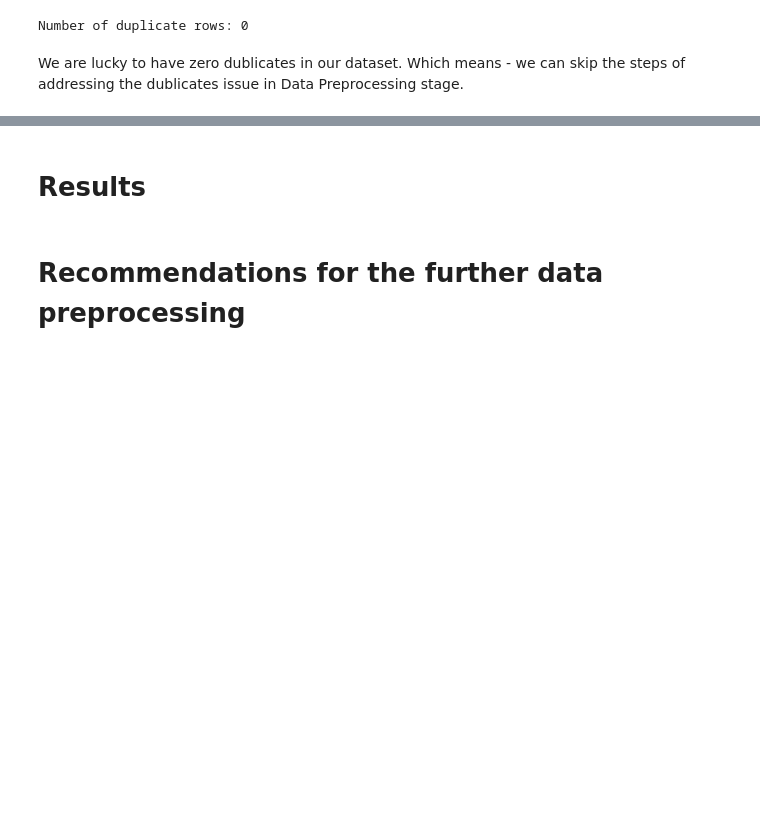
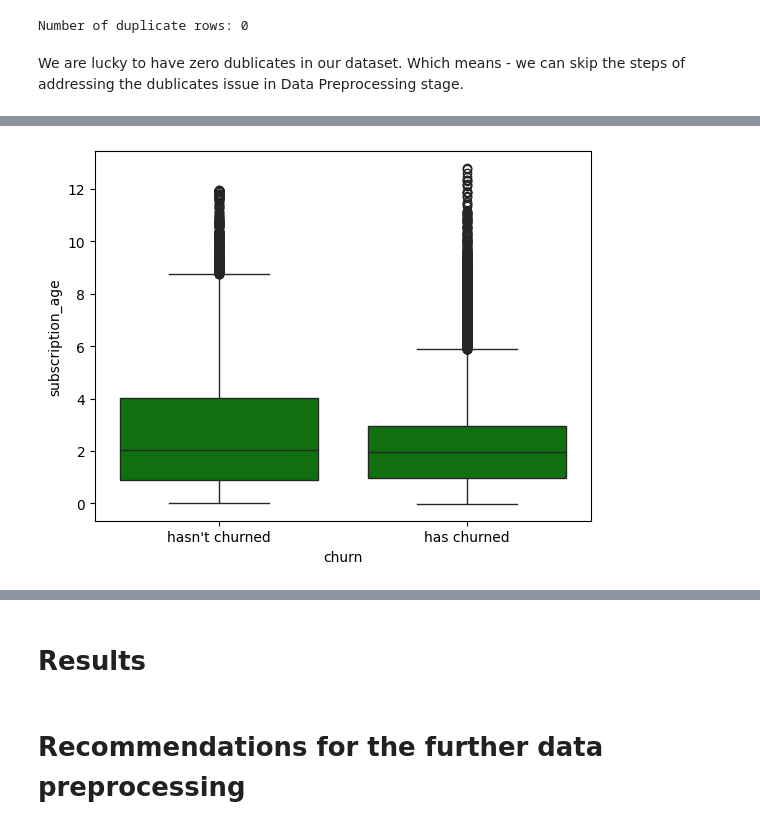
Before and after one commit to jamleston/telecom-project, a Jupyter notebook: analysis_yuli.ipynb, the cells around one changed output, grey strips where cells are left out. Cells and saved outputs as stored; diff of their text form; code cells hidden in the pictures; blank space fills up the shorter version.

```diff
--- a/analysis_yuli.ipynb
+++ b/analysis_yuli.ipynb
@@ -294,0 +336,4 @@ check_outliers(df, df.columns)
+# %%
+plot_subscription_age_distribution(df)
+# %% [output]
+[figure, added]
```
Also changed, not shown: parts of 21 cells of this notebook.
